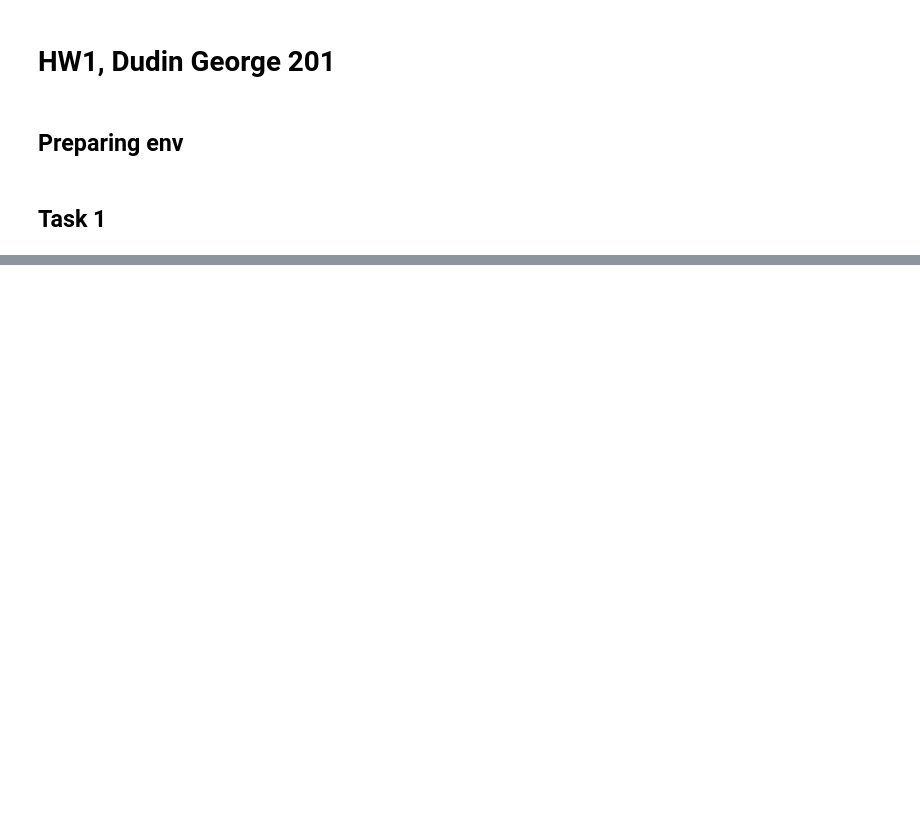
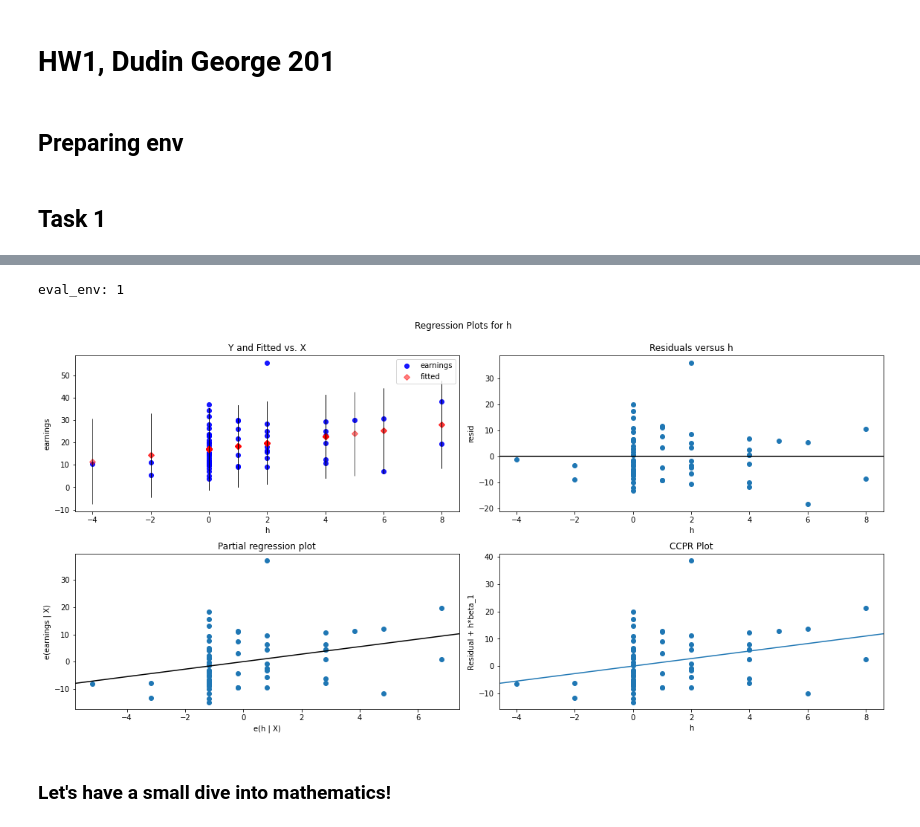
Before and after one commit to dudin-george/econometrics, a Jupyter notebook: HW1/notebook.ipynb, the cells around one changed output, grey strips where cells are left out. Drawn from its saved outputs; the diff is of its cells as text; code cells hidden in the pictures; blank space fills up the shorter version.

```diff
--- a/HW1/notebook.ipynb
+++ b/HW1/notebook.ipynb
@@ -34,0 +124,5 @@ plt.show()
+# %%
+df['h'] = df['s'] - 12
+
+model_eh = ols('earnings ~ h', data=df).fit()
+print(model_eh.summary())
@@ -34,0 +147,8 @@ plt.show()
+# %%
+fig = plt.figure(figsize=(16,8))
+fig = sm.graphics.plot_regress_exog(model_eh, 'h', fig=fig)
+# %% [output]
+eval_env: 1
+[figure, added]
+# %% [markdown]
+### Let's have a small dive into mathematics!
```
Also changed, not shown: parts of 37 cells of this notebook.
